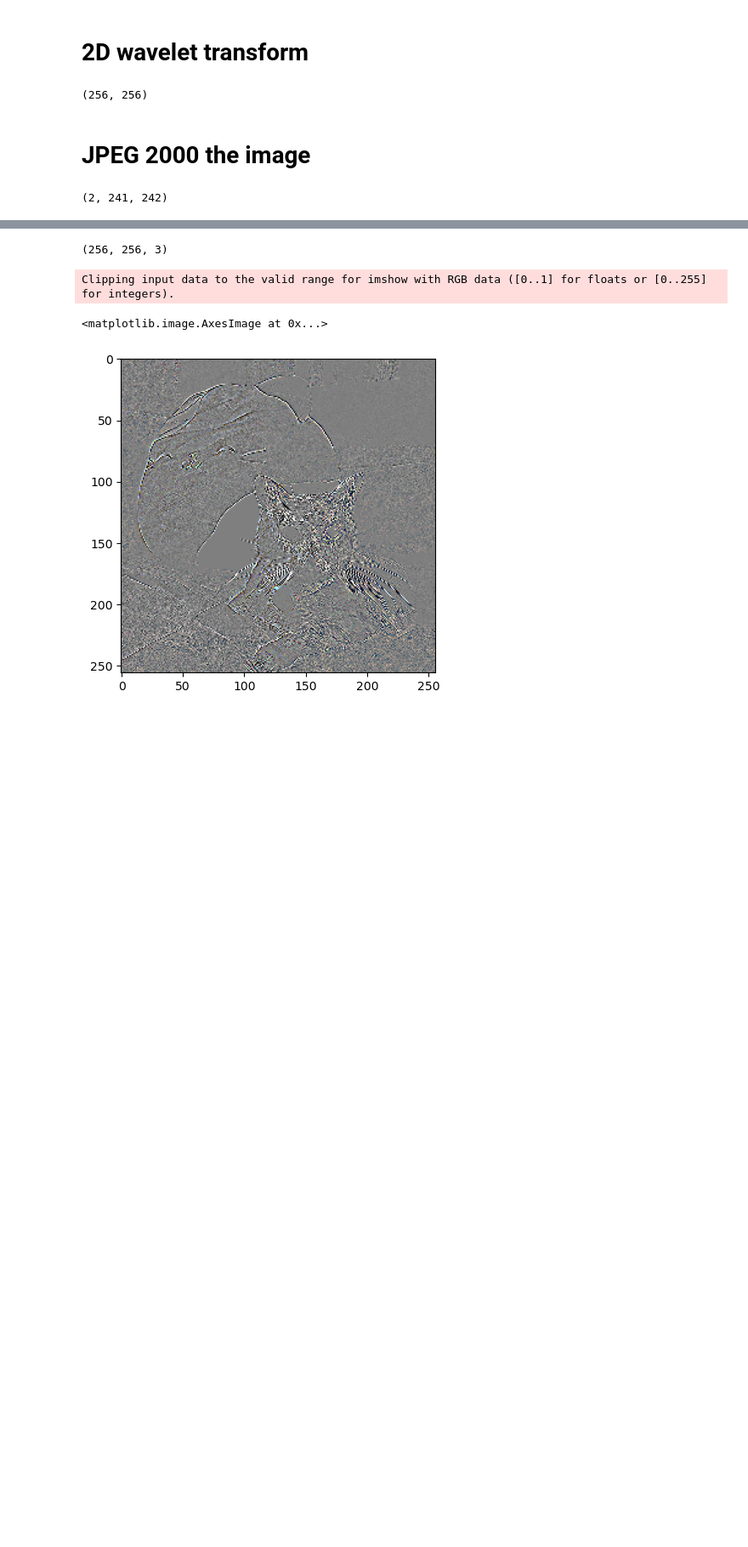
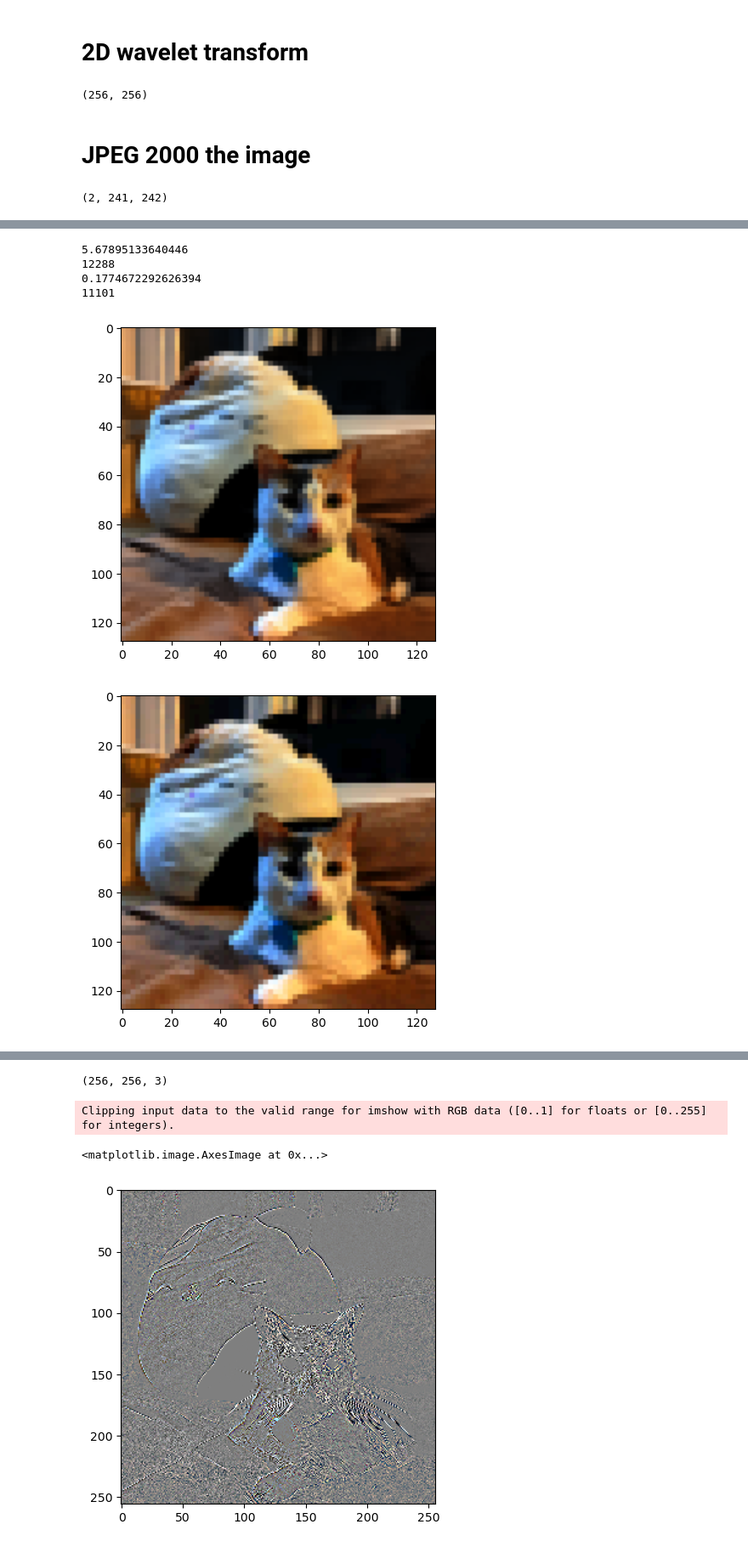
Before and after one commit to kevdodo/jpg-study, a Jupyter notebook: jpg_compress.ipynb, the cells around one changed output, grey strips where cells are left out. Shown at 85% size. Cells and saved outputs as stored; diff of their text form; code cells hidden in the pictures; blank space fills up the shorter version.

```diff
--- a/jpg_compress.ipynb
+++ b/jpg_compress.ipynb
@@ -333,7 +361,8 @@ def multiple_wavelet(img, iterations):
         cVs = np.zeros((blur.shape[0] //2, blur.shape[0] //2 , 3))
         cDs = np.zeros((blur.shape[0] //2, blur.shape[0] //2 , 3))
         for i in range(3):
-            cA, (cH, cV, cD) = get_2d_wavelet_transform(blur[:, :, i])
+            print(i)
+            cA, (cH, cV, cD) = pywt.dwt2(blur[:, :, i], 'haar') #get_2d_wavelet_transform(blur[:, :, i])
             cAs[:, :, i] = cA
             cHs[:, :, i] = cH
             cVs[:, :, i] = cV
@@ -362,7 +391,7 @@ wavelet_domain_img = np.zeros(img.shape)
 
 for i in range(blocks['iterations']):
 
-    wavelet_domain_img[img.shape[0] // 2**(i + 1): 2*img.shape[0] // 2**(i + 1), img.shape[0] // 2**(i + 1): 2*img.shape[0] // 2**(i + 1), : ] = blocks[str(i)]['cDs'] * 10
+    wavelet_domain_img[img.shape[0] // 2**(i + 1): 2*img.shape[0] // 2**(i + 1), img.shape[0] // 2**(i + 1): 2*img.shape[0] // 2**(i + 1), : ] = (blocks[str(i)]['cDs']+.01) * 10
 
     wavelet_domain_img[: img.shape[0] // 2**(i + 1), img.shape[0] // 2**(i + 1): 2*img.shape[0] // 2**(i + 1), : ] = blocks[str(i)]['cHs']* 10
 
@@ -375 +413,35 @@ Clipping input data to the valid range for imshow with RGB data ([0..1] for floa
 [figure]
+# %%
+blur = blocks['blur']
+quantized_blur = quantize(8, 3, 8.5, 8, blocks)
+zero = np.zeros(blur.shape)
+
+
+# Set the detail coefficients of the higher levels to None to keep only low-frequency components
+
+low_res_image_actual = pywt.idwt2([blur, (zero, zero, zero)], 'haar', axes=(0, 1))
+
+recovered = undo_quantize_blur(8, 3, 8.5, 8,quantized_blur)
+plt.imshow((low_res_image_actual - np.min(low_res_image_actual)) / (np.max(low_res_image_actual) - np.min(low_res_image_actual)))
+
+plt.show()
+low_res_image_recovered = pywt.idwt2([recovered, (zero, zero, zero)], 'haar', axes=(0, 1))
+
+plt.imshow((low_res_image_recovered - np.min(low_res_image_recovered)) / (np.max(low_res_image_recovered) - np.min(low_res_image_recovered)))
+plt.show()
+
+zodie = (low_res_image_recovered - np.min(low_res_image_recovered)) / (np.max(low_res_image_recovered) - np.min(low_res_image_recovered))
+ps.write_image("letsgooo.png", zodie)
+
+zodie2 = (low_res_image_actual - np.min(low_res_image_actual)) / (np.max(low_res_image_actual) - np.min(low_res_image_actual))
+ps.write_image("letsgooo2.png", zodie2)
+
+# plt.imshow(blur)
+# plt.show()
+# %% [output]
+5.67895133640446
+12288
+0.1774672292626394
+11101
+[figure, added]
+[figure, added]
```
Also changed, not shown: parts of 8 cells of this notebook, 3 other files.
